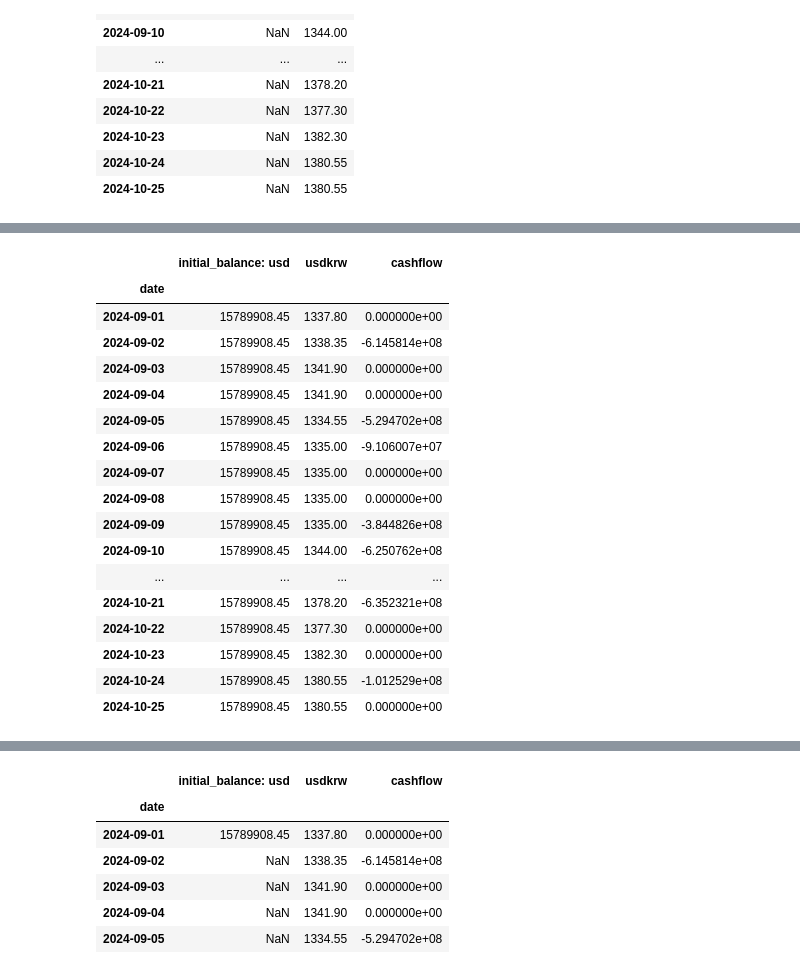
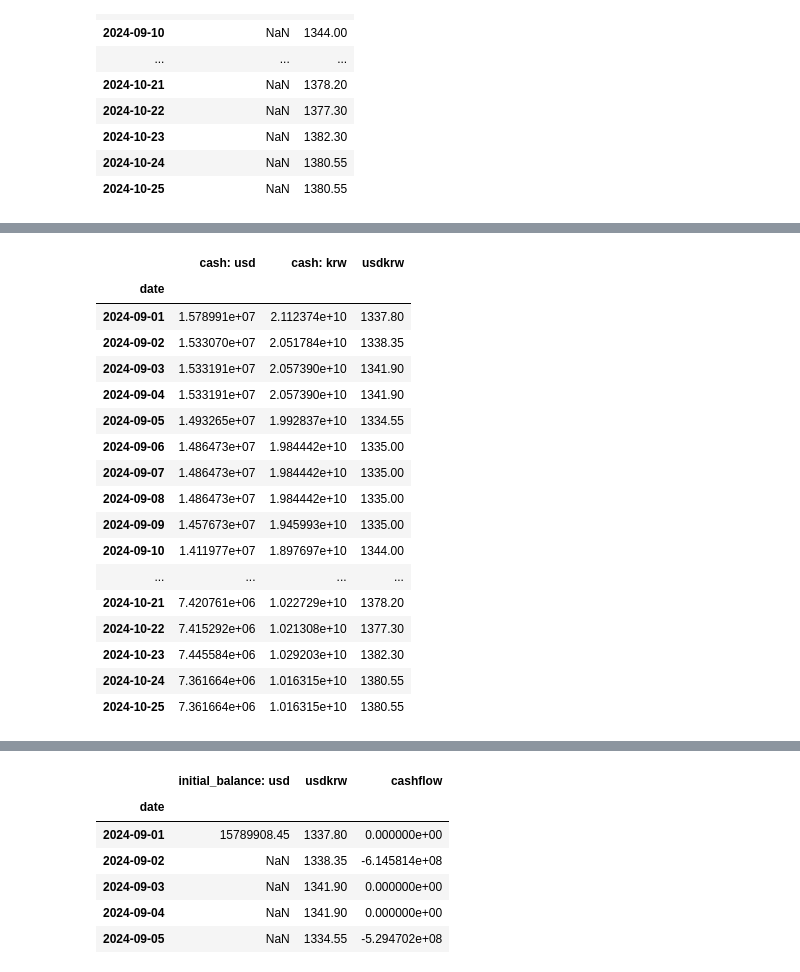
Before and after one commit to nailen1/cayman_office_system, a Jupyter notebook: demo-modules.ipynb, the cells around one changed output, grey strips where cells are left out. Saved outputs shown, nothing was run; the diff lists cells and outputs as text; code cells hidden in the pictures.

```diff
--- a/demo-modules.ipynb
+++ b/demo-modules.ipynb
@@ -108,27 +263,32 @@ ts.frame
 # %%
 frame = ts.frame
 cashflow = ts.cashflow
 df = frame.merge(cashflow, how='left', left_index=True, right_index=True)
 df['cashflow'] = df['cashflow'].fillna(0)
 df['initial_balance: usd'] = df['initial_balance: usd'].ffill()
 df['initial_balance: krw'] = df['initial_balance: usd'] * df['usdkrw']
+df['cashflow_cum: krw'] = df['cashflow'].cumsum()
+df['cash: krw'] = df['initial_balance: krw'] + df['cashflow_cum: krw']
+df['cash: usd'] = df['cash: krw'] / df['usdkrw']
+cols_to_keep = ['cash: usd', 'cash: krw', 'usdkrw']
+df = df[cols_to_keep]
 df
 # %% [output]
-|  | initial_balance: usd | usdkrw | cashflow |
+|  | cash: usd | cash: krw | usdkrw |
 | date |  |  |  |
-| 2024-09-01 | 15789908.45 | 1337.80 | 0.000000e+00 |
-| 2024-09-02 | 15789908.45 | 1338.35 | -6.145814e+08 |
-| 2024-09-03 | 15789908.45 | 1341.90 | 0.000000e+00 |
-| 2024-09-04 | 15789908.45 | 1341.90 | 0.000000e+00 |
-| 2024-09-05 | 15789908.45 | 1334.55 | -5.294702e+08 |
-| 2024-09-06 | 15789908.45 | 1335.00 | -9.106007e+07 |
-| 2024-09-07 | 15789908.45 | 1335.00 | 0.000000e+00 |
-| 2024-09-08 | 15789908.45 | 1335.00 | 0.000000e+00 |
-| 2024-09-09 | 15789908.45 | 1335.00 | -3.844826e+08 |
-| 2024-09-10 | 15789908.45 | 1344.00 | -6.250762e+08 |
+| 2024-09-01 | 1.578991e+07 | 2.112374e+10 | 1337.80 |
+| 2024-09-02 | 1.533070e+07 | 2.051784e+10 | 1338.35 |
+| 2024-09-03 | 1.533191e+07 | 2.057390e+10 | 1341.90 |
+| 2024-09-04 | 1.533191e+07 | 2.057390e+10 | 1341.90 |
+| 2024-09-05 | 1.493265e+07 | 1.992837e+10 | 1334.55 |
+| 2024-09-06 | 1.486473e+07 | 1.984442e+10 | 1335.00 |
+| 2024-09-07 | 1.486473e+07 | 1.984442e+10 | 1335.00 |
+| 2024-09-08 | 1.486473e+07 | 1.984442e+10 | 1335.00 |
+| 2024-09-09 | 1.457673e+07 | 1.945993e+10 | 1335.00 |
+| 2024-09-10 | 1.411977e+07 | 1.897697e+10 | 1344.00 |
 | ... | ... | ... | ... |
-| 2024-10-21 | 15789908.45 | 1378.20 | -6.352321e+08 |
-| 2024-10-22 | 15789908.45 | 1377.30 | 0.000000e+00 |
-| 2024-10-23 | 15789908.45 | 1382.30 | 0.000000e+00 |
-| 2024-10-24 | 15789908.45 | 1380.55 | -1.012529e+08 |
-| 2024-10-25 | 15789908.45 | 1380.55 | 0.000000e+00 |
+| 2024-10-21 | 7.420761e+06 | 1.022729e+10 | 1378.20 |
+| 2024-10-22 | 7.415292e+06 | 1.021308e+10 | 1377.30 |
+| 2024-10-23 | 7.445584e+06 | 1.029203e+10 | 1382.30 |
+| 2024-10-24 | 7.361664e+06 | 1.016315e+10 | 1380.55 |
+| 2024-10-25 | 7.361664e+06 | 1.016315e+10 | 1380.55 |
```
Also changed, not shown: parts of 16 cells of this notebook, 11 other files.
